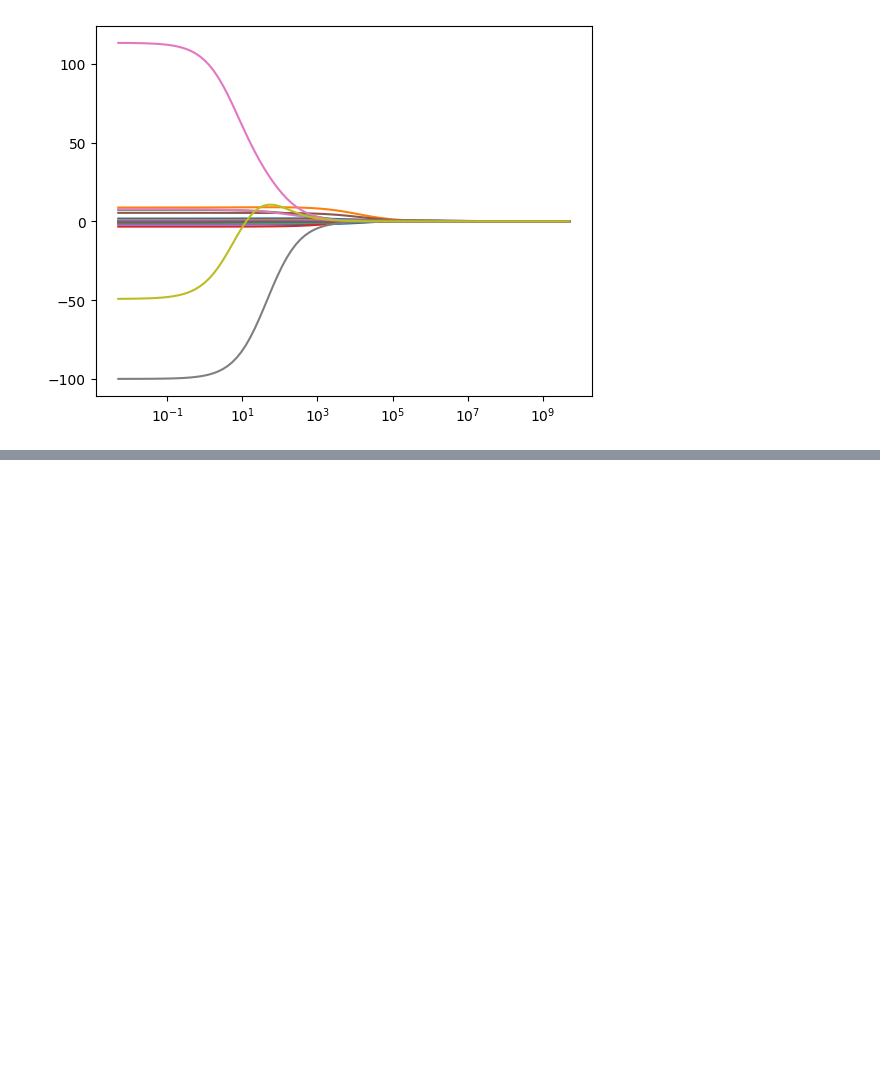
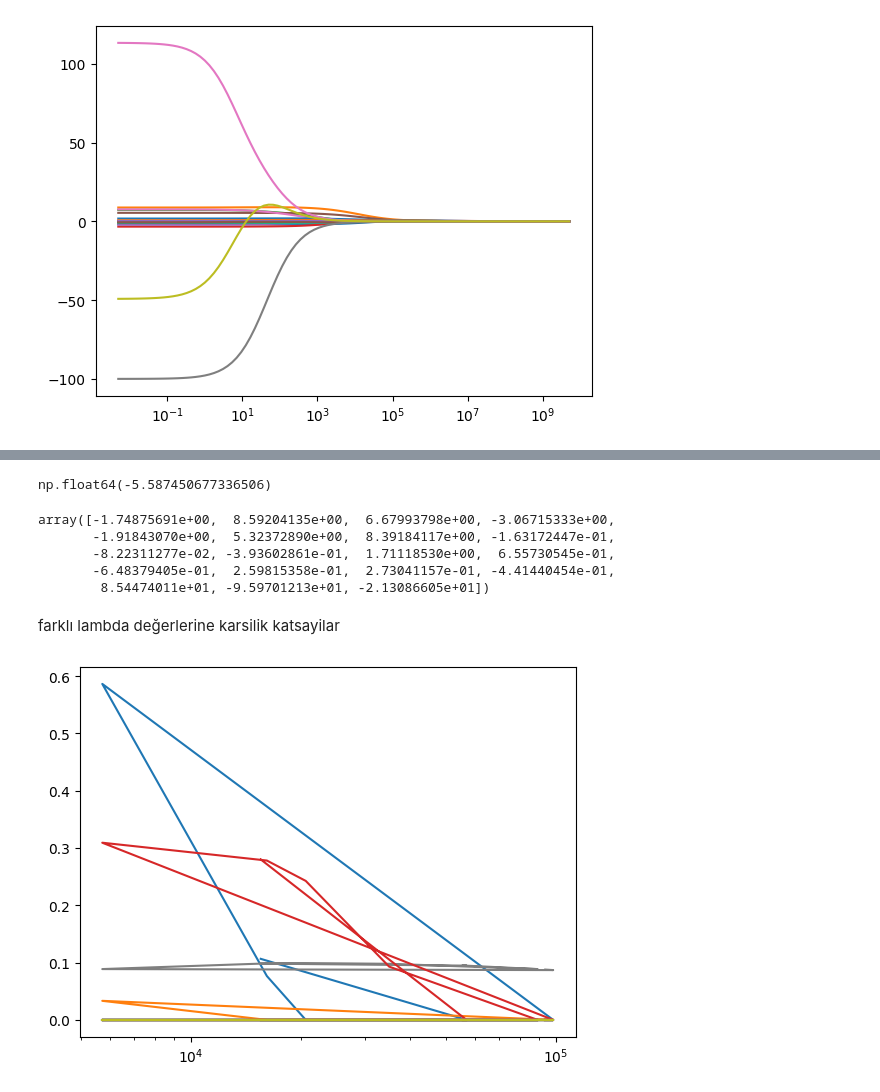
Before and after one commit to giraydorukyurt7/Data_Science-And-Artificial_Intelligence-Journeys, a Jupyter notebook: Machine_Learning/linear_regression/linear_regression.ipynb, the cells around one changed output, grey strips where cells are left out. Saved outputs shown, nothing was run; the diff lists cells and outputs as text; code cells hidden in the pictures; blank space fills up the shorter version.

Commit message:
Lasso and ElasticNet

```diff
--- a/Machine_Learning/linear_regression/linear_regression.ipynb
+++ b/Machine_Learning/linear_regression/linear_regression.ipynb
@@ -610,0 +782,13 @@ ax.set_xscale("log")    # logaritmik dönüşüm yapsın
+# %%
+df  = pd.read_csv("Hitters.csv")                            #veriyi oku
+df  = df.dropna()                                           #eksik değerleri at
+dms = pd.get_dummies(df[["League","Division","NewLeague"]]) # Kategorik değişkenleri dummy değişkenlere dönüştür
+                                                            # Bu adım, kategorik değişkenlerin sağladığı bilgiyi daha iyi alabilmek için one-hot encoding uygular
+Y   = df["Salary"]                                          # bağımlı değişken
+X_  = df.drop(["Salary","League","Division","NewLeague"], axis=1).astype("float64") #kategorik ve bağımlı değişkeni çıkartarak X_ değişkenine atadık.
+X   = pd.concat([X_,dms[["League_N","Division_W","NewLeague_N"]]],axis=1)           # Bağımsız değişkenlerin son halini oluşturmak için,
+                                                                                    # dummy değişkenleri (kategorik değişkenlerin dönüştürülmüş halleri) X_'e ekle
+X_train, X_test, Y_train, Y_test = train_test_split(X,
+                                                    Y,
+                                                    test_size=0.25,
+                                                    random_state=42) # %25 test için ayrıldı.
@@ -610,0 +825,31 @@ ax.set_xscale("log")    # logaritmik dönüşüm yapsın
+# %%
+lasso_model.intercept_
+# %% [output]
+np.float64(-5.587450677336506)
+# %%
+lasso_model.coef_
+# %% [output]
+array([-1.74875691e+00,  8.59204135e+00,  6.67993798e+00, -3.06715333e+00,
+       -1.91843070e+00,  5.32372890e+00,  8.39184117e+00, -1.63172447e-01,
+       -8.22311277e-02, -3.93602861e-01,  1.71118530e+00,  6.55730545e-01,
+       -6.48379405e-01,  2.59815358e-01,  2.73041157e-01, -4.41440454e-01,
+        8.54474011e+01, -9.59701213e+01, -2.13086605e+01])
+# %% [markdown]
+farklı lambda değerlerine karsilik katsayilar
+# %%
+alphas1 = np.random.randint(0,100000,10)
+alphas2 = 10**np.linspace(10,-2,100)*0.05 # eşit aralıklı
+# %%
+# alphas 1 için:
+lasso = Lasso()
+coefs = []
+for a in alphas1:
+    lasso.set_params(alpha = a)
+    lasso.fit(X_train,Y_train)
+    coefs.append(lasso.coef_)
+# %%
+ax = plt.gca()
+ax.plot(alphas1, coefs)
+ax.set_xscale("log")
+# %% [output]
+[figure, added]
```
Also changed, not shown: parts of 92 cells of this notebook.
